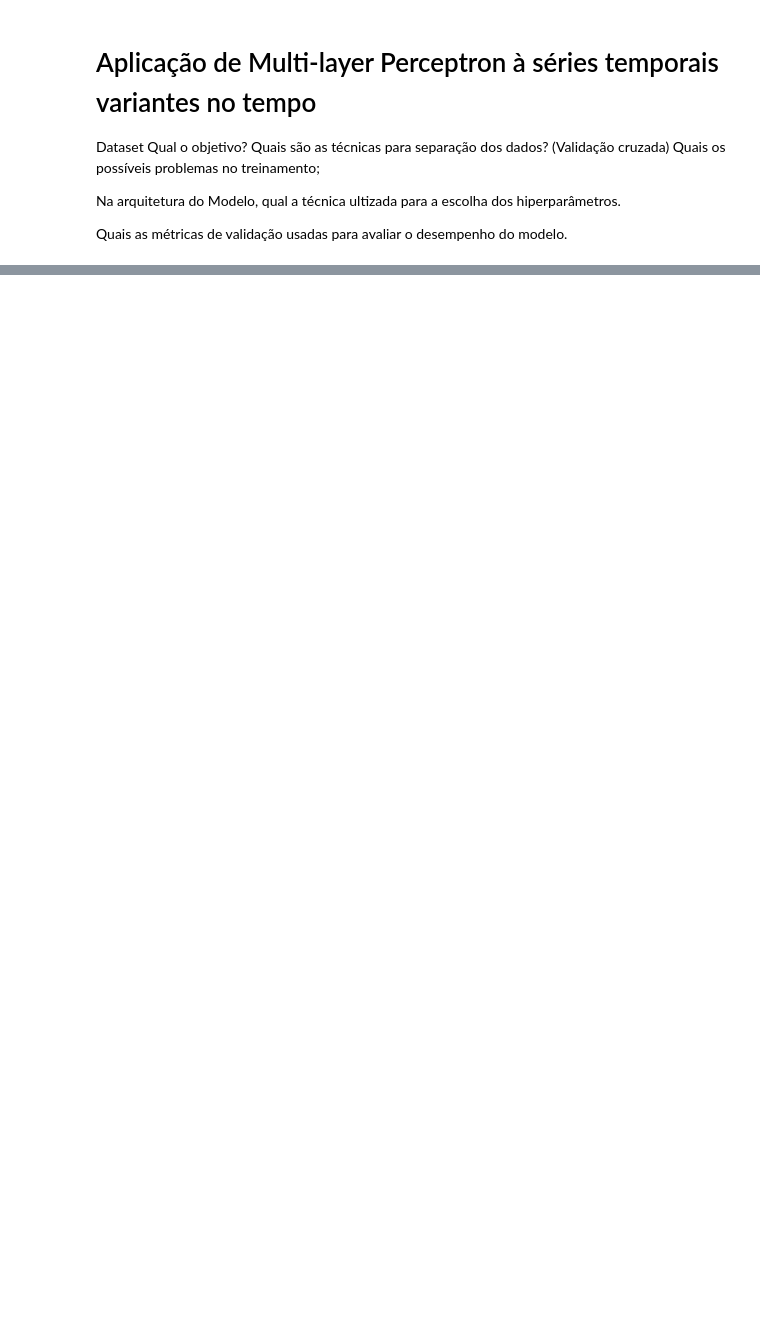
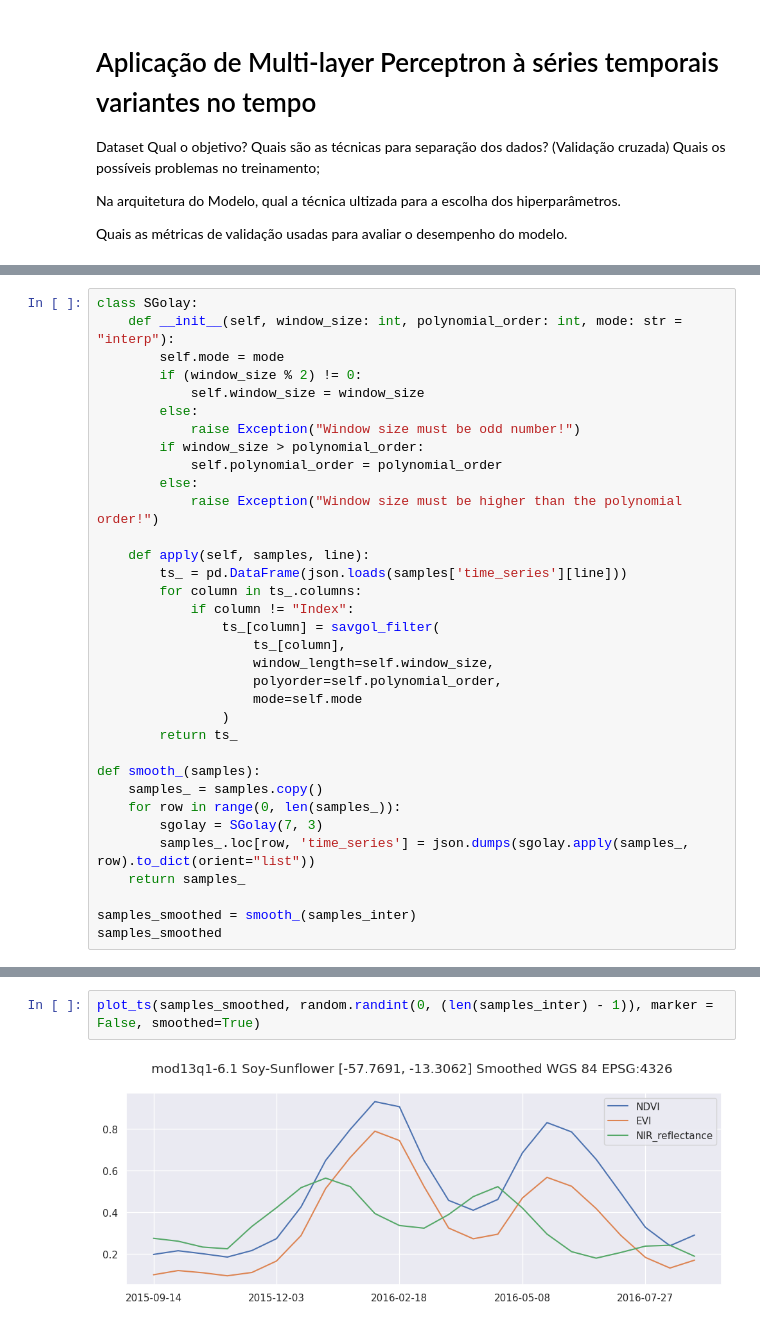
Before and after one commit to AbnerErnaniADSFatec/sbj_grad_neurocomputing_sources, a Jupyter notebook: trabalho_final/trabalho_final.ipynb, the cells around one changed output, grey strips where cells are left out. Cells and saved outputs as stored; diff of their text form; blank space fills up the shorter version.

```diff
--- a/trabalho_final/trabalho_final.ipynb
+++ b/trabalho_final/trabalho_final.ipynb
@@ -125,0 +174,34 @@ plot_ts(samples_norm, 1)
+# %%
+class SGolay:
+    def __init__(self, window_size: int, polynomial_order: int, mode: str = "interp"):
+        self.mode = mode
+        if (window_size % 2) != 0:
+            self.window_size = window_size
+        else:
+            raise Exception("Window size must be odd number!")
+        if window_size > polynomial_order:
+            self.polynomial_order = polynomial_order
+        else:
+            raise Exception("Window size must be higher than the polynomial order!")
+
+    def apply(self, samples, line):
+        ts_ = pd.DataFrame(json.loads(samples['time_series'][line]))
+        for column in ts_.columns:
+            if column != "Index":
+                ts_[column] = savgol_filter(
+                    ts_[column],
+                    window_length=self.window_size,
+                    polyorder=self.polynomial_order,
+                    mode=self.mode
+                )
+        return ts_
+
+def smooth_(samples):
+    samples_ = samples.copy()
+    for row in range(0, len(samples_)):
+        sgolay = SGolay(7, 3)
+        samples_.loc[row, 'time_series'] = json.dumps(sgolay.apply(samples_, row).to_dict(orient="list"))
+    return samples_
+
+samples_smoothed = smooth_(samples_inter)
+samples_smoothed
@@ -125,0 +222,4 @@ plot_ts(samples_norm, 1)
+# %%
+plot_ts(samples_smoothed, random.randint(0, (len(samples_inter) - 1)), marker = False, smoothed=True)
+# %% [output]
+[figure, added]
```
Also changed, not shown: parts of 11 cells of this notebook.
